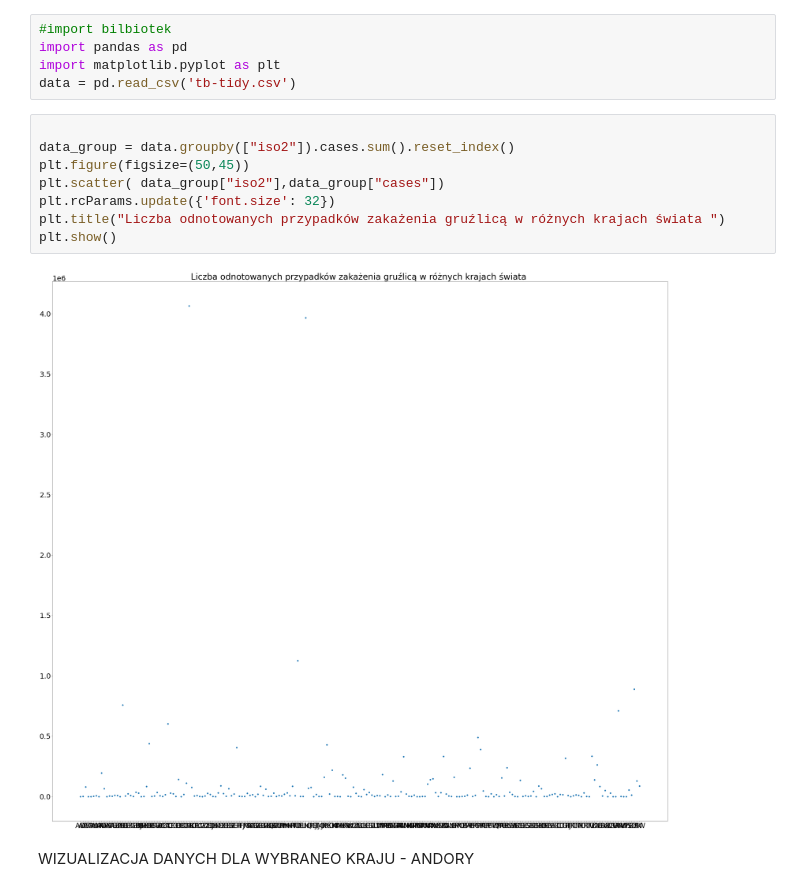
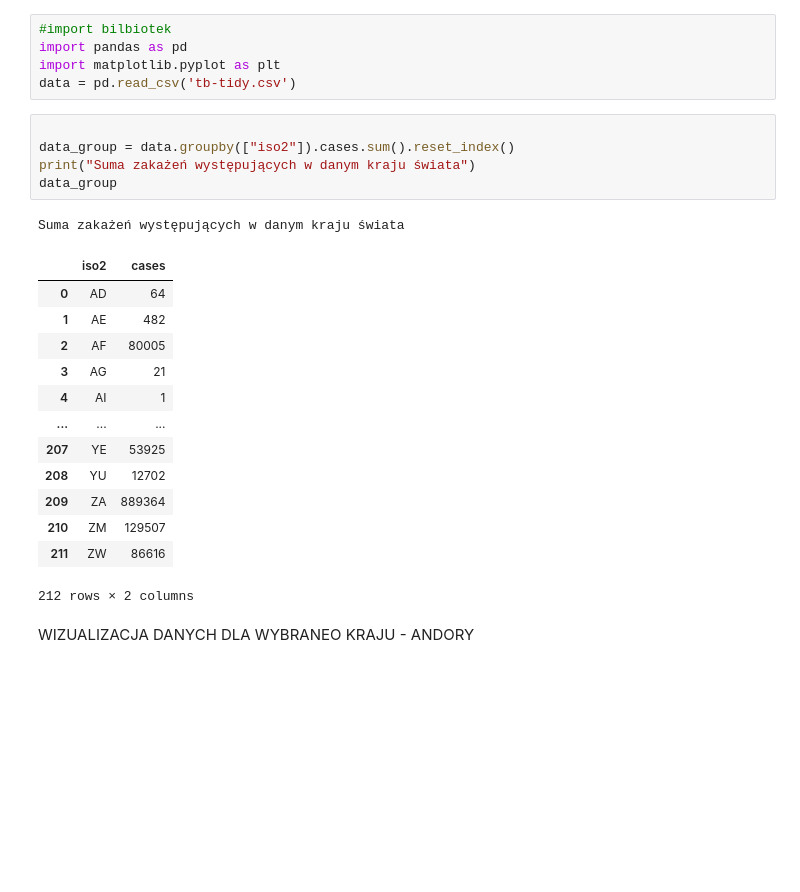
Before and after one commit to Julitaw/AiBD22_JulitaWojcik, a Jupyter notebook: Lab_5/Documents/DataAppendix.ipynb, the cells around one changed output. Saved outputs shown, nothing was run; the diff lists cells and outputs as text; blank space fills up the shorter version.

```diff
--- a/Lab_5/Documents/DataAppendix.ipynb
+++ b/Lab_5/Documents/DataAppendix.ipynb
@@ -6,13 +6,23 @@ data = pd.read_csv('tb-tidy.csv')
 # %%
 
 data_group = data.groupby(["iso2"]).cases.sum().reset_index()
-plt.figure(figsize=(50,45))
-plt.scatter( data_group["iso2"],data_group["cases"])
-plt.rcParams.update({'font.size': 32})
-plt.title("Liczba odnotowanych przypadków zakażenia gruźlicą w różnych krajach świata ")
-plt.show()
+print("Suma zakażeń występujących w danym kraju świata")
+data_group
 # %% [output]
-[figure, removed]
+Suma zakażeń występujących w danym kraju świata
+|  | iso2 | cases |
+| 0 | AD | 64 |
+| 1 | AE | 482 |
+| 2 | AF | 80005 |
+| 3 | AG | 21 |
+| 4 | AI | 1 |
+| ... | ... | ... |
+| 207 | YE | 53925 |
+| 208 | YU | 12702 |
+| 209 | ZA | 889364 |
+| 210 | ZM | 129507 |
+| 211 | ZW | 86616 |
+212 rows × 2 columns
 # %% [markdown]
 WIZUALIZACJA DANYCH DLA WYBRANEO KRAJU - ANDORY
 # %%
```
Also changed, not shown: parts of 1 cell of this notebook.
